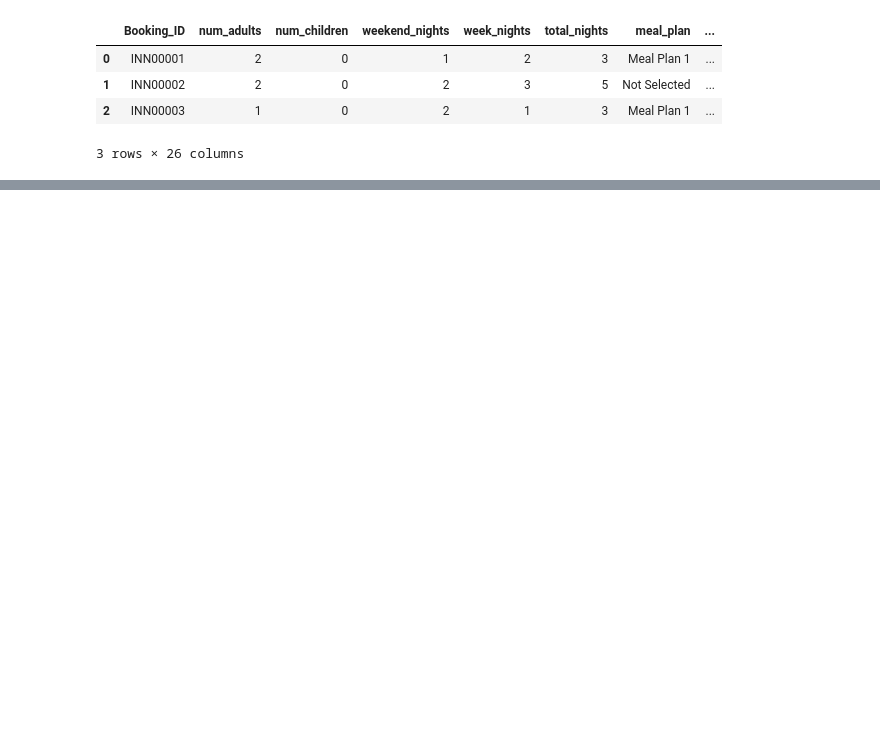
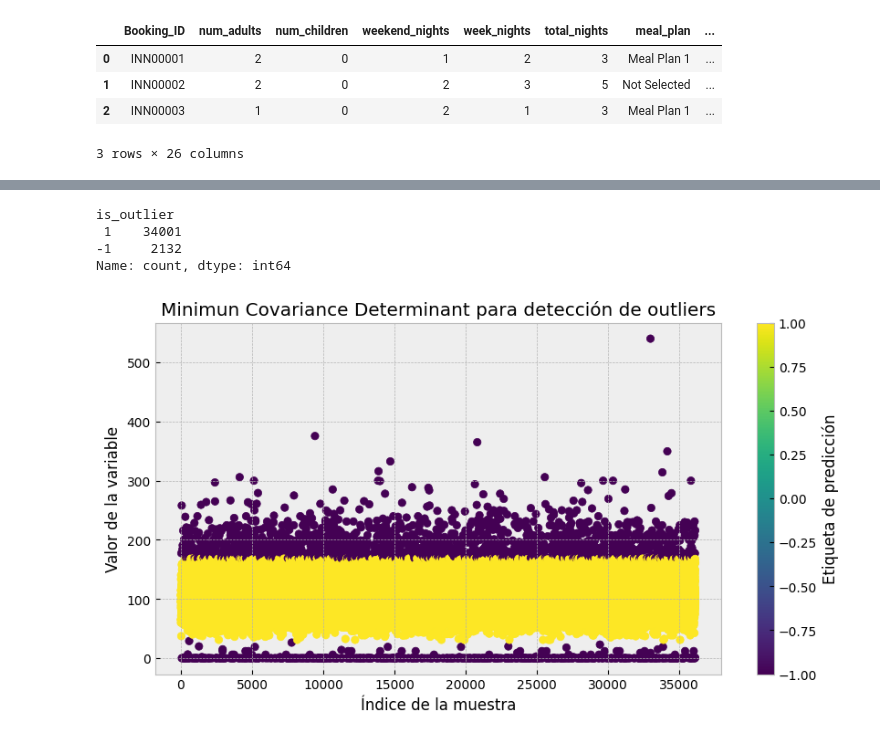
Before and after one commit to arielRas/CoderHouseDataScience-ProyectoFinal, a Jupyter notebook: test_regrsion.ipynb, the cells around one changed output, grey strips where cells are left out. Saved outputs shown, nothing was run; the diff lists cells and outputs as text; code cells hidden in the pictures; blank space fills up the shorter version.

```diff
--- a/test_regrsion.ipynb
+++ b/test_regrsion.ipynb
@@ -11,0 +87,28 @@ df.head(3)
+# %%
+#DETECCION DE OUTLIERS
+from sklearn.covariance import EllipticEnvelope
+
+cov_det = EllipticEnvelope(contamination=0.06)
+outlier_pred = cov_det.fit_predict(df.avg_price_room.values.reshape(-1,1))
+outlier_pred = pd.Series(outlier_pred.flatten(), name='is_outlier')
+
+outlier_pred = pd.concat([df.avg_price_room, outlier_pred], axis=1)
+outlier_pred.is_outlier.value_counts()
+# %% [output]
+is_outlier
+ 1    34001
+-1     2132
+Name: count, dtype: int64
+# %%
+#REPRESENTACION GRAFICA DE OUTLIERS
+mpl.style.use('bmh')
+plt.figure(figsize=(10,5))
+plt.scatter(outlier_pred.index, outlier_pred.avg_price_room, c=outlier_pred.is_outlier, cmap='viridis')
+plt.xlabel('Índice de la muestra')
+plt.ylabel('Valor de la variable')
+plt.title('Minimun Covariance Determinant para detección de outliers')
+plt.colorbar(label='Etiqueta de predicción')
+plt.show()
+mpl.style.use('bmh')
+# %% [output]
+[figure, added]
```
Also changed, not shown: parts of 6 cells of this notebook.
